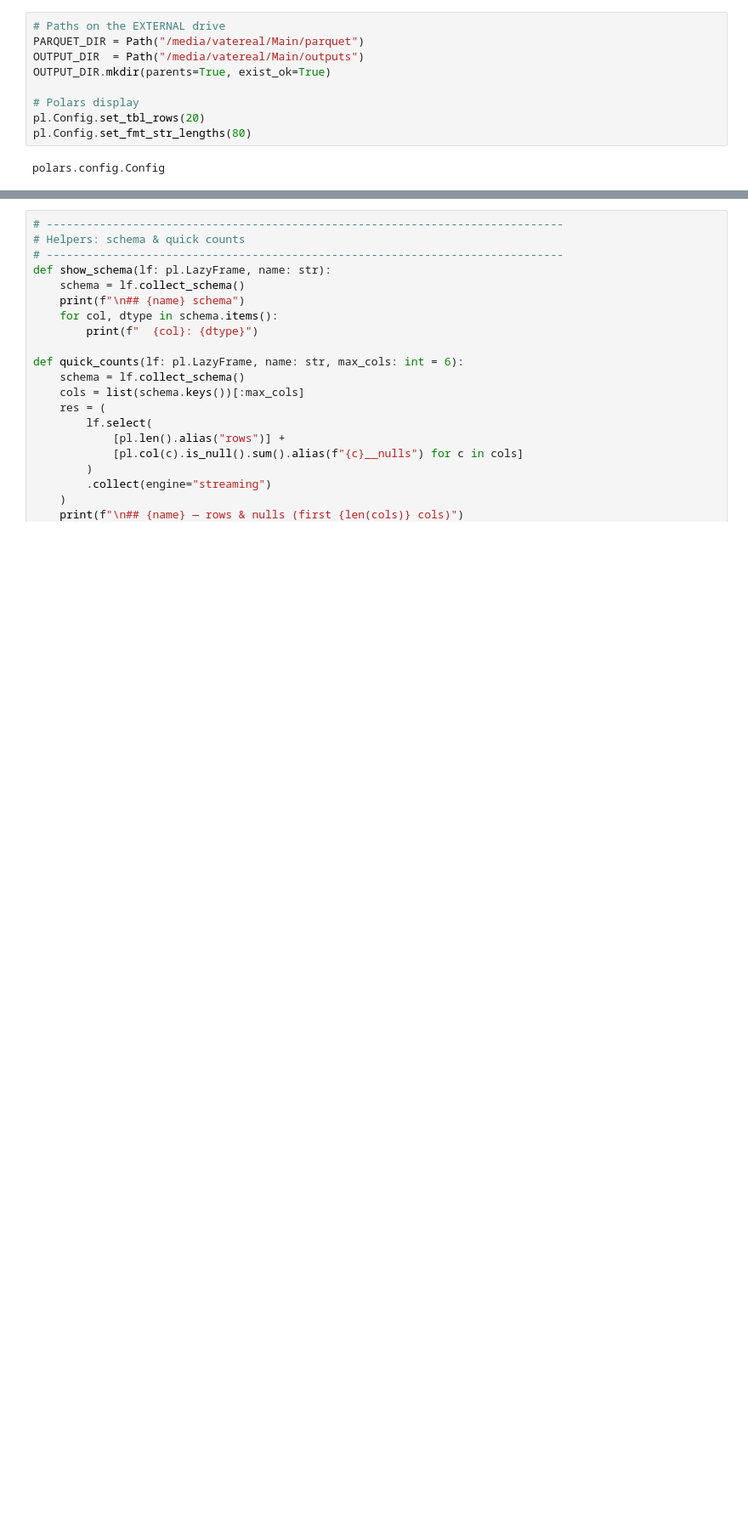
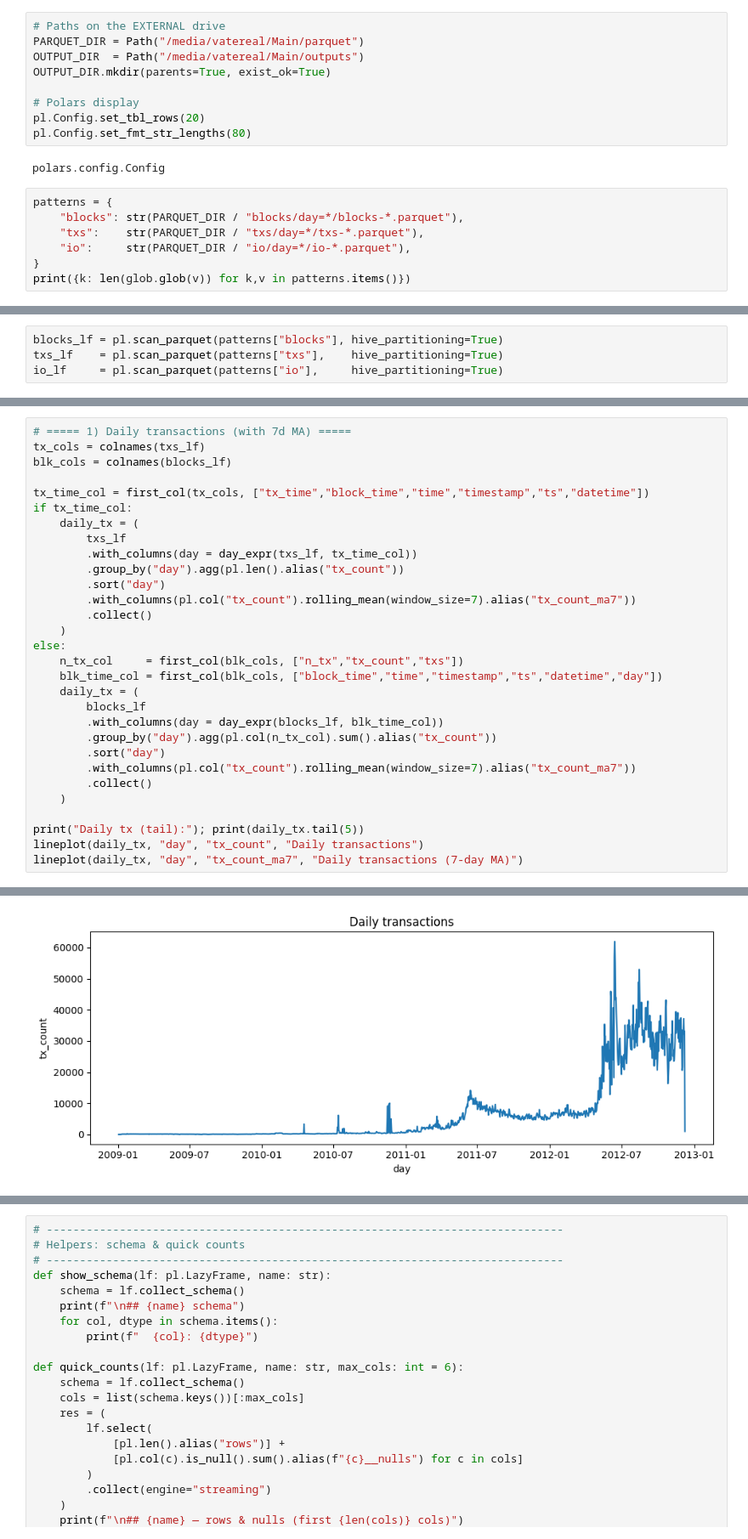
Before and after one commit to Vatereal/BlockChain, a Jupyter notebook: inspector.ipynb, the cells around one changed output, grey strips where cells are left out. Shown at 85% size. Drawn from its saved outputs; the diff is of its cells as text; blank space fills up the shorter version.

Commit message:
updated the notebook beginning with the eda with current periods of parquet on the external drive

```diff
--- a/inspector.ipynb
+++ b/inspector.ipynb
@@ -18,3 +18,10 @@ pl.Config.set_tbl_rows(20)
 pl.Config.set_fmt_str_lengths(80)
 # %% [output]
 polars.config.Config
+# %%
+patterns = {
+    "blocks": str(PARQUET_DIR / "blocks/day=*/blocks-*.parquet"),
+    "txs":    str(PARQUET_DIR / "txs/day=*/txs-*.parquet"),
+    "io":     str(PARQUET_DIR / "io/day=*/io-*.parquet"),
+}
+print({k: len(glob.glob(v)) for k,v in patterns.items()})
@@ -20,0 +30,4 @@ polars.config.Config
+# %%
+blocks_lf = pl.scan_parquet(patterns["blocks"], hive_partitioning=True)
+txs_lf    = pl.scan_parquet(patterns["txs"],    hive_partitioning=True)
+io_lf     = pl.scan_parquet(patterns["io"],     hive_partitioning=True)
@@ -20,0 +118,31 @@ polars.config.Config
+# %%
+# ===== 1) Daily transactions (with 7d MA) =====
+tx_cols = colnames(txs_lf)
+blk_cols = colnames(blocks_lf)
+
+tx_time_col = first_col(tx_cols, ["tx_time","block_time","time","timestamp","ts","datetime"])
+if tx_time_col:
+    daily_tx = (
+        txs_lf
+        .with_columns(day = day_expr(txs_lf, tx_time_col))
+        .group_by("day").agg(pl.len().alias("tx_count"))
+        .sort("day")
+        .with_columns(pl.col("tx_count").rolling_mean(window_size=7).alias("tx_count_ma7"))
+        .collect()
+    )
+else:
+    n_tx_col     = first_col(blk_cols, ["n_tx","tx_count","txs"])
+    blk_time_col = first_col(blk_cols, ["block_time","time","timestamp","ts","datetime","day"])
+    daily_tx = (
+        blocks_lf
+        .with_columns(day = day_expr(blocks_lf, blk_time_col))
+        .group_by("day").agg(pl.col(n_tx_col).sum().alias("tx_count"))
+        .sort("day")
+        .with_columns(pl.col("tx_count").rolling_mean(window_size=7).alias("tx_count_ma7"))
+        .collect()
+    )
+
+print("Daily tx (tail):"); print(daily_tx.tail(5))
+lineplot(daily_tx, "day", "tx_count", "Daily transactions")
+lineplot(daily_tx, "day", "tx_count_ma7", "Daily transactions (7-day MA)")
+# %% [output]
@@ -20,0 +162 @@ polars.config.Config
+[figure, added]
```
Also changed, not shown: parts of 15 cells of this notebook, 2 other files.
